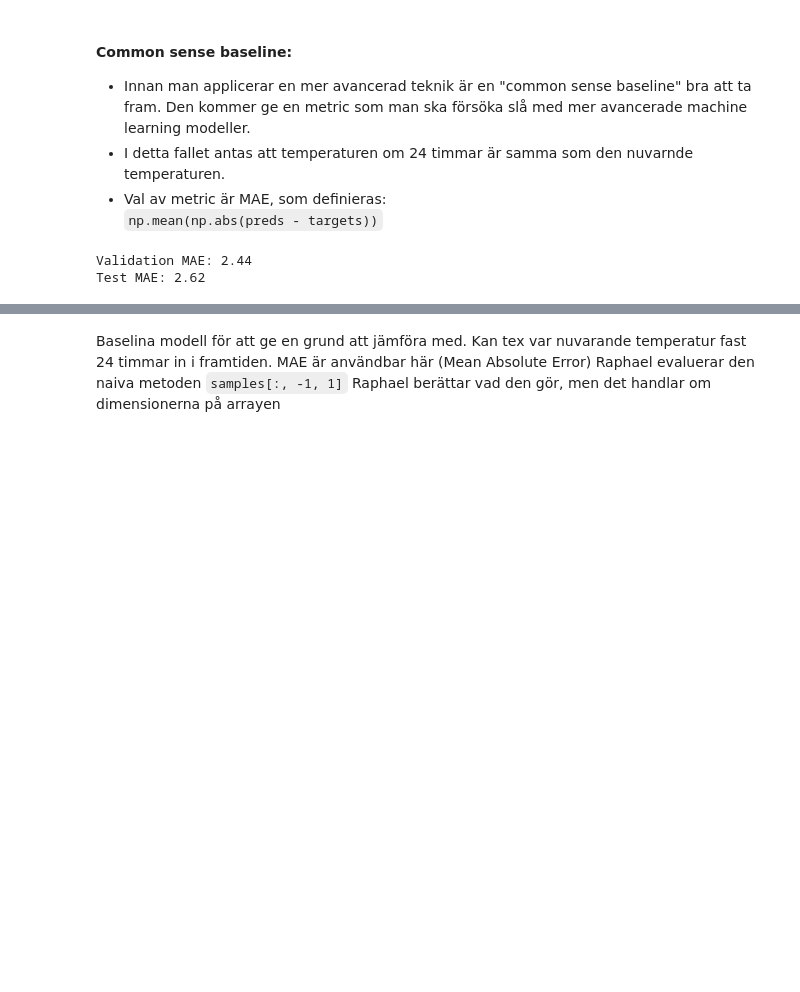
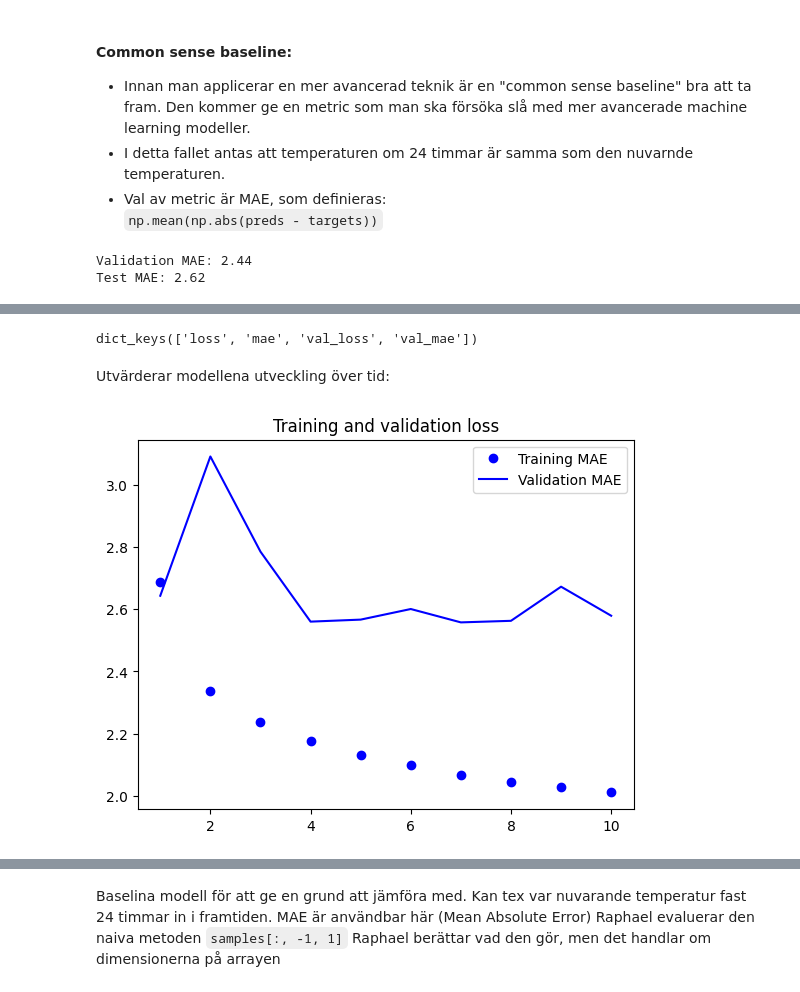
Before and after one commit to dancla240/Deep-Learning-Daniel-Claesson, a Jupyter notebook: CodeAlong_09_RNN_timeseries_fc.ipynb, the cells around one changed output, grey strips where cells are left out. Saved outputs shown, nothing was run; the diff lists cells and outputs as text; code cells hidden in the pictures; blank space fills up the shorter version.

```diff
--- a/CodeAlong_09_RNN_timeseries_fc.ipynb
+++ b/CodeAlong_09_RNN_timeseries_fc.ipynb
@@ -189,0 +215,19 @@ Test MAE: 2.62
+# %%
+import keras
+
+inputs = keras.Input(shape=(sequence_length, raw_data.shape[-1])) # define the input layer
+#x = layers.Flatten()(inputs) # (DENNA ANVÄNDS I BOKEN MEN FUNKAR INTE!)flatten the input
+x = layers.Reshape((sequence_length * raw_data.shape[-1],))(inputs) # (DENNA FUNKAR!) reshape the input
+x = layers.Dense(16, activation='relu')(x) # define the hidden layer
+outputs = layers.Dense(1)(x) # define the output layer
+model = keras.Model(inputs, outputs) # create the model
+
+callbacks = [keras.callbacks.ModelCheckpoint('jena_dense_baseline.keras', save_best_only=True)] # define the checkpoint
+model.compile(optimizer='rmsprop', loss='mse', metrics=["mae"]) # compile the model
+history = model.fit(train_dataset,
+                    epochs=10,
+                    validation_data=val_dataset,
+                    callbacks=callbacks) # train the model
+
+model = keras.models.load_model('jena_dense_baseline.keras') # load the best model
+print(f"Test MAE: {model.evaluate(test_dataset)[1]:.2f}") # evaluate the model
@@ -189,0 +252,18 @@ Test MAE: 2.62
+# %%
+history.history.keys()
+# %% [output]
+dict_keys(['loss', 'mae', 'val_loss', 'val_mae'])
+# %% [markdown]
+Utvärderar modellena utveckling över tid:
+# %%
+loss = history.history['mae'] # extract the loss
+val_loss = history.history['val_mae'] # extract the validation loss
+epochs = range(1, len(loss) + 1) # create a range of the number of epochs
+plt.figure() # create a new figure
+plt.plot(epochs, loss, 'bo', label='Training MAE') # plot the training loss
+plt.plot(epochs, val_loss, 'b', label='Validation MAE') # plot the validation loss
+plt.title('Training and validation loss') # set the title
+plt.legend() # show the legend
+plt.show() # show the plot
+# %% [output]
+[figure, added]
```
Also changed, not shown: parts of 9 cells of this notebook.
